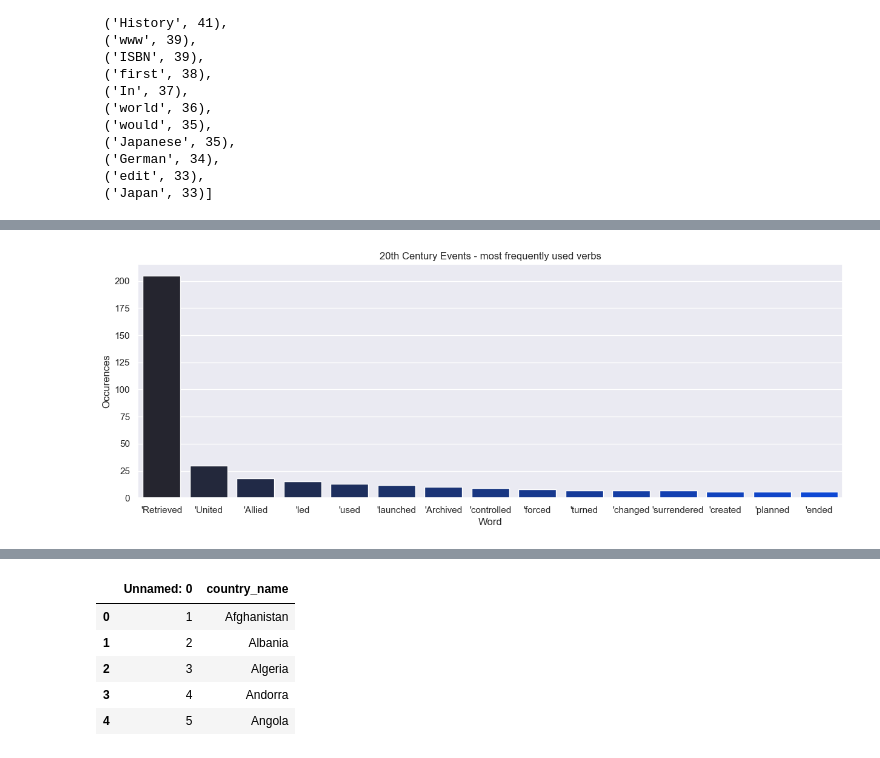
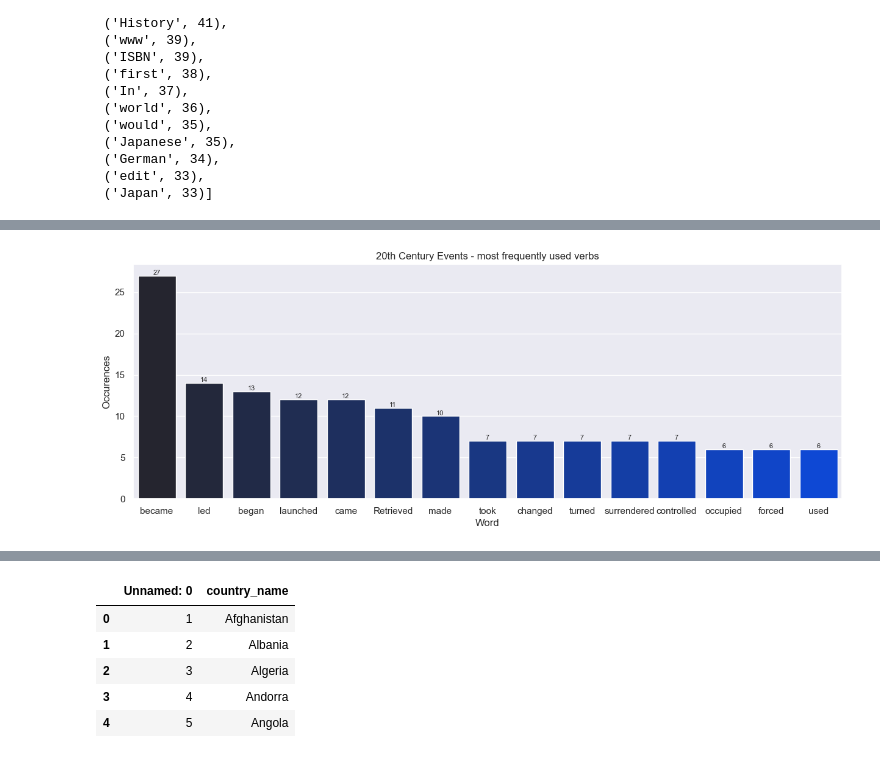
Before and after one commit to suzandiab55/20th-Century, a Jupyter notebook: task1.5.ipynb, the cells around one changed output, grey strips where cells are left out. Saved outputs shown, nothing was run; the diff lists cells and outputs as text; code cells hidden in the pictures.

```diff
--- a/task1.5.ipynb
+++ b/task1.5.ipynb
@@ -272,4 +289,8 @@ plt.figure(figsize = (10, 5))
 with sns.dark_palette("xkcd:blue", 10):
     sns.barplot(x = "Words", y = "Word type",
     saturation = 0.9, data = top10).set_title("20th Century Events - top 10 word types used")
+# Adding values to the bars
+for index, value in enumerate(top10["Words"]):  # Assuming "Word count" is the column containing the values for the bars
+    plt.text(value, index, str(value), ha='left', va='center')  # Specify the x-coordinate for the text annotations
+plt.show()
 # %% [output]
@@ -277,7 +298,7 @@ with sns.dark_palette("xkcd:blue", 10):
 # %%
 # Assigning these categories as nouns
 df = df_text[(df_text['Word type'] == "NN") | (df_text['Word type'] == "NNS") | (df_text['Word type'] == "NNP")]
-df.columns = ["Word", "Occurences"]
+df.columns = ["Word", "Occurences", "Name"]
 x = df.groupby('Word').count().reset_index()
 y = x.sort_values(by = ['Occurences'], ascending=False)
 top15n = y.nlargest(15, 'Occurences')
@@ -307,4 +328,8 @@ plt.figure(figsize=(10, 5))
 with sns.dark_palette("xkcd:blue", 15):
     sns.barplot(x="Word", y="Occurences",
     saturation=0.9, data = top15n).set_title("20th Century Events - most frequently used nouns")
+# Adding values to the bars
+for index, value in enumerate(top15n["Occurences"]):
+    plt.text(index, value, str(value), ha='center', va='bottom', fontsize=8)
+plt.show()
 # %% [output]
@@ -312,7 +337,7 @@ with sns.dark_palette("xkcd:blue", 15):
 # %%
 # Assigning categories as verbs
 df = df_text[(df_text['Word type'] == "VB")  | (df_text['Word type'] == "VBD")]
-df.columns = ["Word", "Occurences"]
+df.columns = ["Word", "Occurences", "Name"]
 x = df.groupby('Word').count().reset_index()
 y = x.sort_values(by = ['Occurences'], ascending=False)
 top15v = y.nlargest(15, 'Occurences')
@@ -339,11 +364,15 @@ top15v
 # %%
 # Plotting verbs
 plt.figure(figsize = (15, 5))
 with sns.dark_palette("xkcd:blue", 15):
     sns.barplot(x = "Word", y = "Occurences",
     saturation = 0.9, data = top15v).set_title("20th Century Events - most frequently used verbs")
+# Adding values to the bars
+for index, value in enumerate(top15v["Occurences"]):
+    plt.text(index, value, str(value), ha='center', va='bottom', fontsize=8)
+plt.show()
 # %% [output]
-[figure, old version]
+[figure, new version]
 # %%
 # Assigning category to adjectives
 df = df_text[df_text['Word type'] == "JJ"]
```
Also changed, not shown: parts of 40 cells of this notebook, 2 other files.
